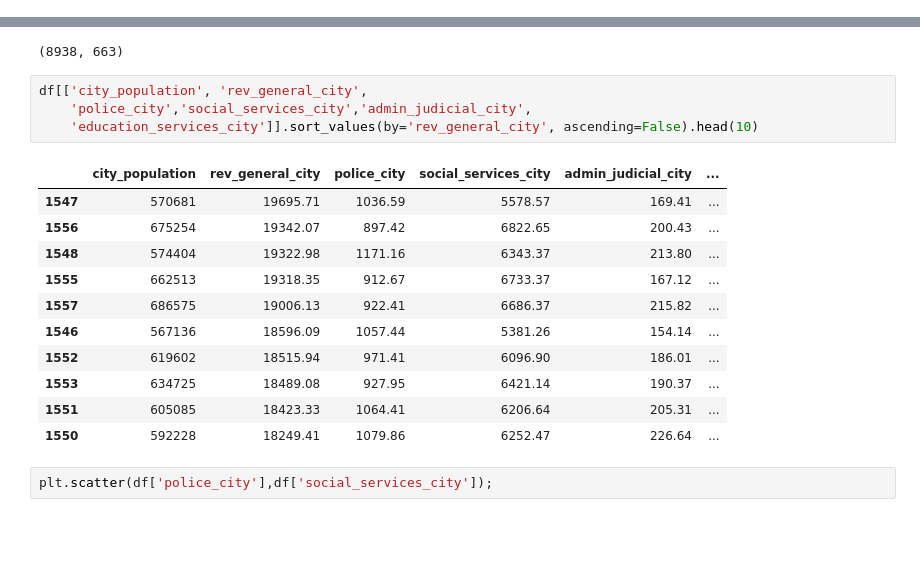
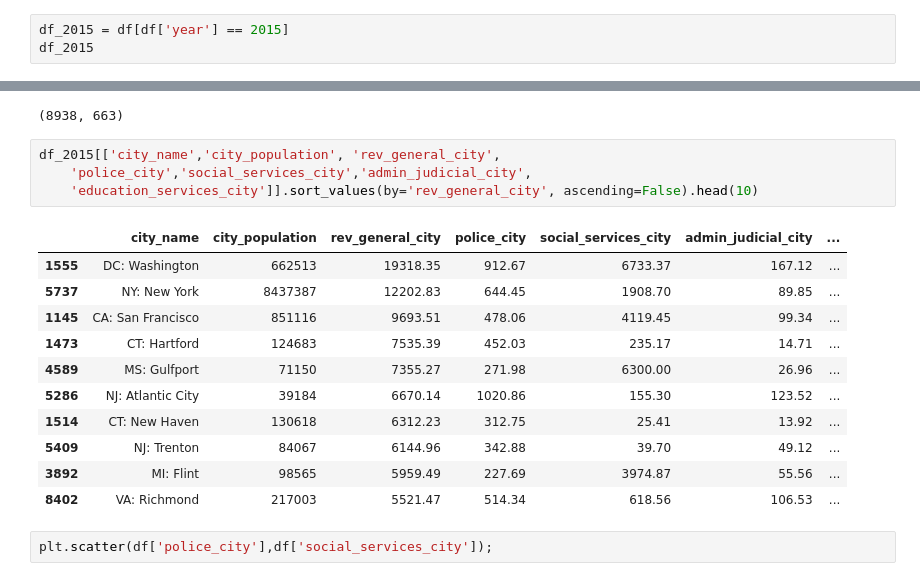
Before and after one commit to Erutis/homelessness-predictor, a Jupyter notebook: fisc_modeling_backup.ipynb, the cells around one changed output, grey strips where cells are left out. Drawn from its saved outputs; the diff is of its cells as text; blank space fills up the shorter version.

```diff
--- a/fisc_modeling_backup.ipynb
+++ b/fisc_modeling_backup.ipynb
@@ -28,3 +26,6 @@ df.head()
 | 3 | 1980 | AK: Anchorage | core | 22002001 | 178800 | 2.974757 | 5654.93 | 5210.77 | ... |
 | 4 | 1981 | AK: Anchorage | core | 22002001 | 174431 | 2.696590 | 6192.83 | 5736.81 | ... |
 5 rows × 663 columns
+# %%
+df_2015 = df[df['year'] == 2015]
+df_2015
@@ -33,21 +48,21 @@ df.shape
 # %% [output]
 (8938, 663)
 # %%
-df[['city_population', 'rev_general_city',
+df_2015[['city_name','city_population', 'rev_general_city',
     'police_city','social_services_city','admin_judicial_city',
     'education_services_city']].sort_values(by='rev_general_city', ascending=False).head(10)
 # %% [output]
-|  | city_population | rev_general_city | police_city | social_services_city | admin_judicial_city | ... |
-| 1547 | 570681 | 19695.71 | 1036.59 | 5578.57 | 169.41 | ... |
-| 1556 | 675254 | 19342.07 | 897.42 | 6822.65 | 200.43 | ... |
-| 1548 | 574404 | 19322.98 | 1171.16 | 6343.37 | 213.80 | ... |
-| 1555 | 662513 | 19318.35 | 912.67 | 6733.37 | 167.12 | ... |
-| 1557 | 686575 | 19006.13 | 922.41 | 6686.37 | 215.82 | ... |
-| 1546 | 567136 | 18596.09 | 1057.44 | 5381.26 | 154.14 | ... |
-| 1552 | 619602 | 18515.94 | 971.41 | 6096.90 | 186.01 | ... |
-| 1553 | 634725 | 18489.08 | 927.95 | 6421.14 | 190.37 | ... |
-| 1551 | 605085 | 18423.33 | 1064.41 | 6206.64 | 205.31 | ... |
-| 1550 | 592228 | 18249.41 | 1079.86 | 6252.47 | 226.64 | ... |
+|  | city_name | city_population | rev_general_city | police_city | social_services_city | admin_judicial_city | ... |
+| 1555 | DC: Washington | 662513 | 19318.35 | 912.67 | 6733.37 | 167.12 | ... |
+| 5737 | NY: New York | 8437387 | 12202.83 | 644.45 | 1908.70 | 89.85 | ... |
+| 1145 | CA: San Francisco | 851116 | 9693.51 | 478.06 | 4119.45 | 99.34 | ... |
+| 1473 | CT: Hartford | 124683 | 7535.39 | 452.03 | 235.17 | 14.71 | ... |
+| 4589 | MS: Gulfport | 71150 | 7355.27 | 271.98 | 6300.00 | 26.96 | ... |
+| 5286 | NJ: Atlantic City | 39184 | 6670.14 | 1020.86 | 155.30 | 123.52 | ... |
+| 1514 | CT: New Haven | 130618 | 6312.23 | 312.75 | 25.41 | 13.92 | ... |
+| 5409 | NJ: Trenton | 84067 | 6144.96 | 342.88 | 39.70 | 49.12 | ... |
+| 3892 | MI: Flint | 98565 | 5959.49 | 227.69 | 3974.87 | 55.56 | ... |
+| 8402 | VA: Richmond | 217003 | 5521.47 | 514.34 | 618.56 | 106.53 | ... |
 # %%
 plt.scatter(df['police_city'],df['social_services_city']);
 # %% [output]
```
Also changed, not shown: parts of 20 cells of this notebook, 1 other file.
